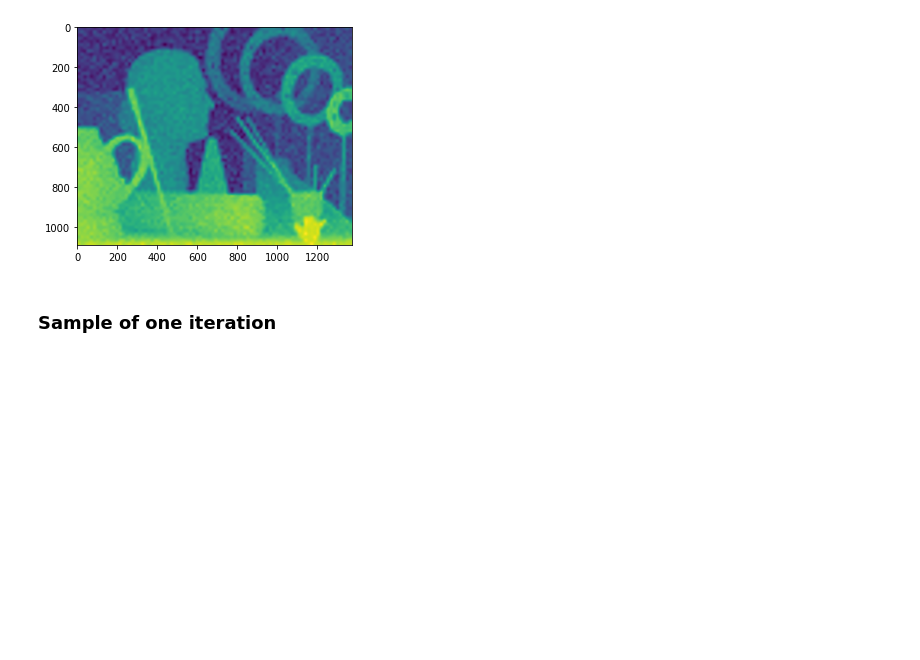
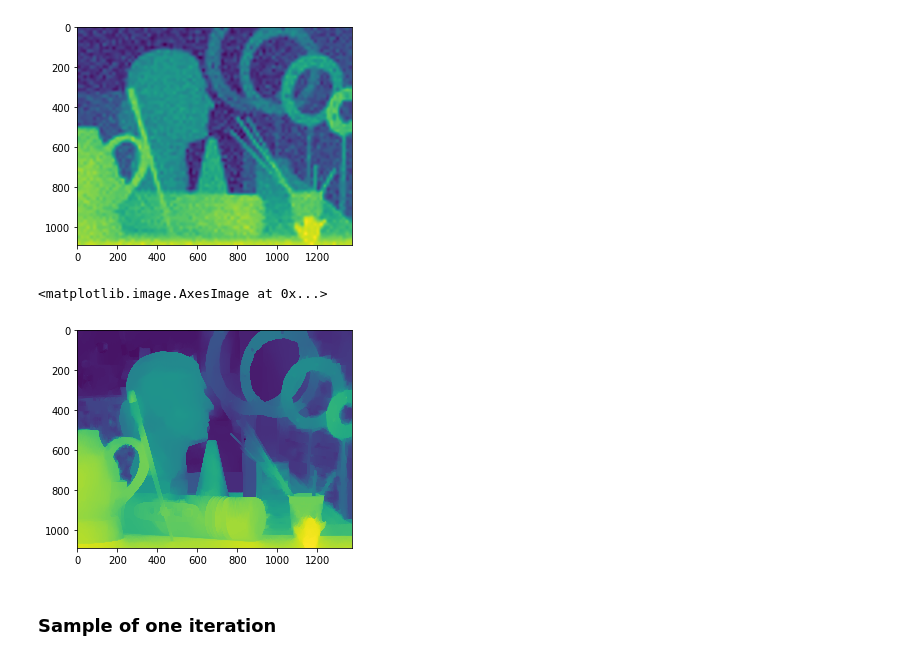
Before and after one commit to GMNetto/DTSolverExample, a Jupyter notebook: DTSolver.ipynb, the cells around one changed output. Drawn from its saved outputs; the diff is of its cells as text; code cells hidden in the pictures; blank space fills up the shorter version.

```diff
--- a/DTSolver.ipynb
+++ b/DTSolver.ipynb
@@ -38,6 +45,11 @@ plt.imshow(target)
 # %% [output]
 <matplotlib.image.AxesImage at 0x...>
 [figure]
+# %%
+plt.imshow(filtered_target)
+# %% [output]
+<matplotlib.image.AxesImage at 0x...>
+[figure, added]
 # %% [markdown]
 ### Sample of one iteration
 # %%
```
Also changed, not shown: parts of 22 cells of this notebook.
